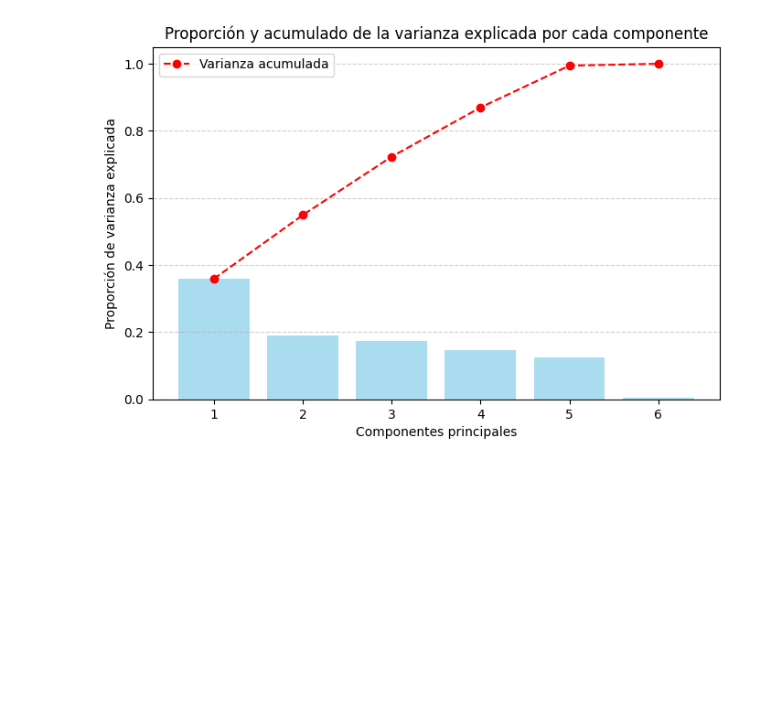
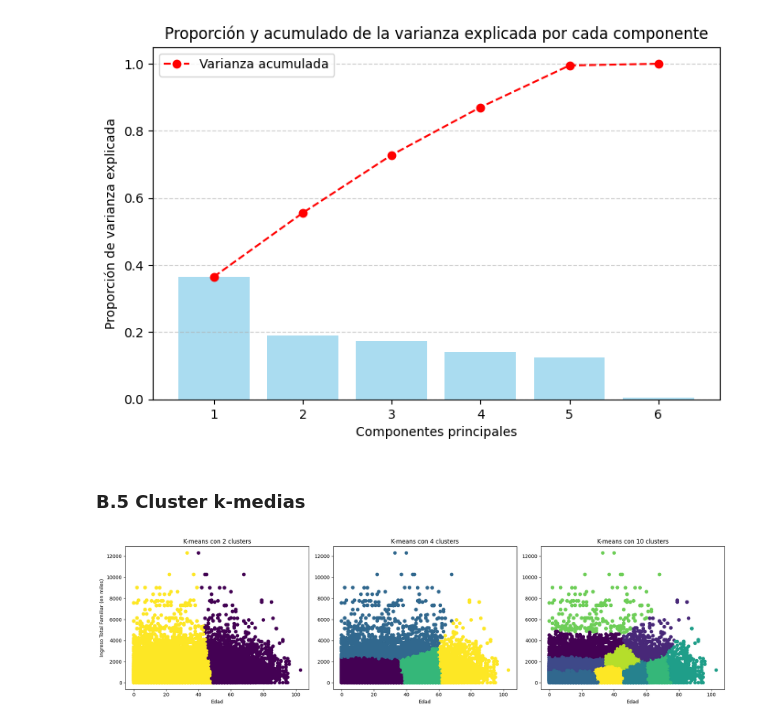
Before and after one commit to alvarezmartin2411-debug/Big-Data-UBA--Grupo-2, a Jupyter notebook: TP2/Program_TP2_Grupo2.ipynb, the cells around one changed output. Saved outputs shown, nothing was run; the diff lists cells and outputs as text; code cells hidden in the pictures; blank space fills up the shorter version.

Commit message:
Update con clusteres
Código con clusters incluidos

```diff
--- a/TP2/Program_TP2_Grupo2.ipynb
+++ b/TP2/Program_TP2_Grupo2.ipynb
@@ -846,6 +841,7 @@ from sklearn.impute import SimpleImputer
 select_var_pca = ['ch06','edad2','educ','ingreso_total_familiar','horastrab','IX_Tot']
 #Creamos la base a trabajar
 eph_105_125_pca = eph_105_125[select_var_pca]
+eph_105_125_pca_abs = eph_105_125_pca.copy()
 
 # Creamos el imputador basado en media para no perder valores
 imputer = SimpleImputer(strategy='mean')
@@ -1007,3 +987,5 @@ plt.grid(axis='y', linestyle='--', alpha=0.6)
 plt.show()
 # %% [output]
 [figure]
+# %% [markdown]
+### B.5 Cluster k-medias
@@ -1009,0 +995,33 @@ plt.show()
+# %%
+# Aplicamos K-means con diferentes números de clusters
+kmeans2 = KMeans(n_clusters=2, random_state=10, init="random", n_init=20).fit(eph_105_125_pca_abs)
+kmeans4 = KMeans(n_clusters=4, random_state=10, init="random", n_init=20).fit(eph_105_125_pca_abs)
+kmeans10 = KMeans(n_clusters=10, random_state=10, init="random", n_init=20).fit(eph_105_125_pca_abs)
+# %%
+# Creamos los gráficos con las variables edad e ingreso_total_familiar
+plt.figure(figsize=(18, 5))
+
+plt.subplot(1, 3, 1)
+plt.scatter(eph_105_125['ch06'], eph_105_125['ingreso_total_familiar'], c=kmeans2.labels_, cmap='viridis')
+plt.title('K-means con 2 clusters')
+plt.xlabel('Edad')
+plt.ylabel('Ingreso Total Familiar (en miles)')
+
+
+# Segundo gráfico
+plt.subplot(1, 3, 2)
+plt.scatter(eph_105_125['ch06'], eph_105_125['ingreso_total_familiar'], c=kmeans4.labels_, cmap='viridis')
+plt.title('K-means con 4 clusters')
+plt.xlabel('Edad')
+
+
+# Tercer gráfico
+plt.subplot(1, 3, 3)
+plt.scatter(eph_105_125['ch06'], eph_105_125['ingreso_total_familiar'], c=kmeans10.labels_, cmap='viridis')
+plt.title('K-means con 10 clusters')
+plt.xlabel('Edad')
+
+plt.tight_layout()
+plt.show()
+# %% [output]
+[figure, added]
```
Also changed, not shown: parts of 19 cells of this notebook.
